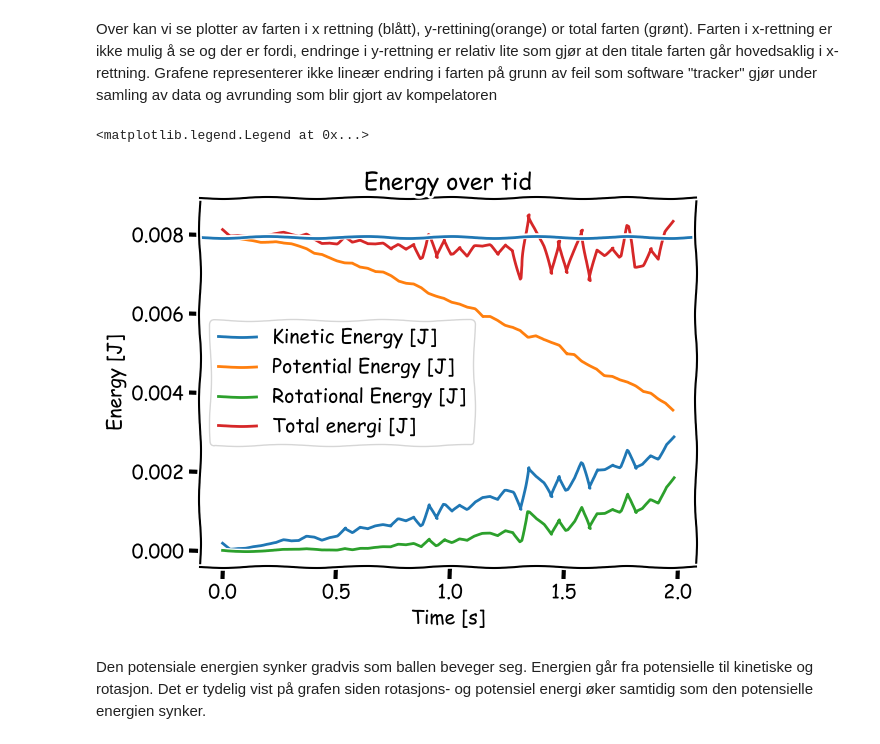
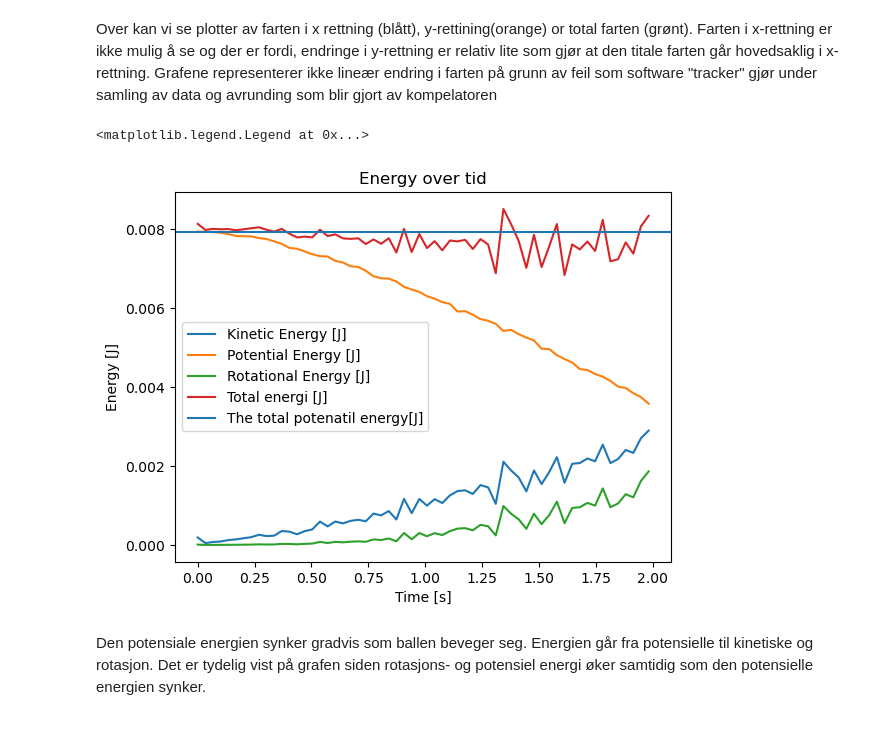
Before and after one commit to Senja20/fys129Del2, a Jupyter notebook: Del 2 fys129.ipynb, the cells around one changed output. Saved outputs shown, nothing was run; the diff lists cells and outputs as text; code cells hidden in the pictures.

```diff
--- a/Del 2 fys129.ipynb
+++ b/Del 2 fys129.ipynb
@@ -196,24 +196,24 @@ axs[1][1].plot(time, speeds.Speed)
 # %% [markdown]
 Over kan vi se plotter av farten i x rettning (blått), y-rettining(orange) or total farten (grønt). Farten i x-rettning er ikke mulig å se og der er fordi, endringe i y-rettning er relativ lite som gjør at den titale farten går hovedsaklig i x-rettning. Grafene representerer ikke lineær endring i farten på grunn av feil som software "tracker" gjør under samling av data og avrunding som blir gjort av kompelatoren
 # %%
-plt.xkcd()
+
 
 # plotter potensial og kinetisk energi
 plt.title("Energy over tid")
 
 plt.plot(time, KineticE, label="Kinetic Energy [J]")
 plt.plot(time, PotentialE, label="Potential Energy [J]")
 plt.plot(time, rotationalE, label="Rotational Energy [J]")
 plt.plot(time, TotalE, label="Total energi [J]")
-plt.axhline(y=PE_0)
+plt.axhline(y=PE_0, label="The total potenatil energy[J]")
 
 plt.xlabel("Time [s]")
 plt.ylabel("Energy [J]")
 
 plt.legend()
 # %% [output]
 <matplotlib.legend.Legend at 0x...>
-[figure, old version]
+[figure, new version]
 # %% [markdown]
 Den potensiale energien synker gradvis som ballen beveger seg. Energien går fra potensielle til kinetiske og rotasjon. Det er tydelig vist på grafen siden rotasjons- og potensiel energi øker samtidig som den potensielle energien synker.
 # %%
```
Also changed, not shown: parts of 5 cells of this notebook.
